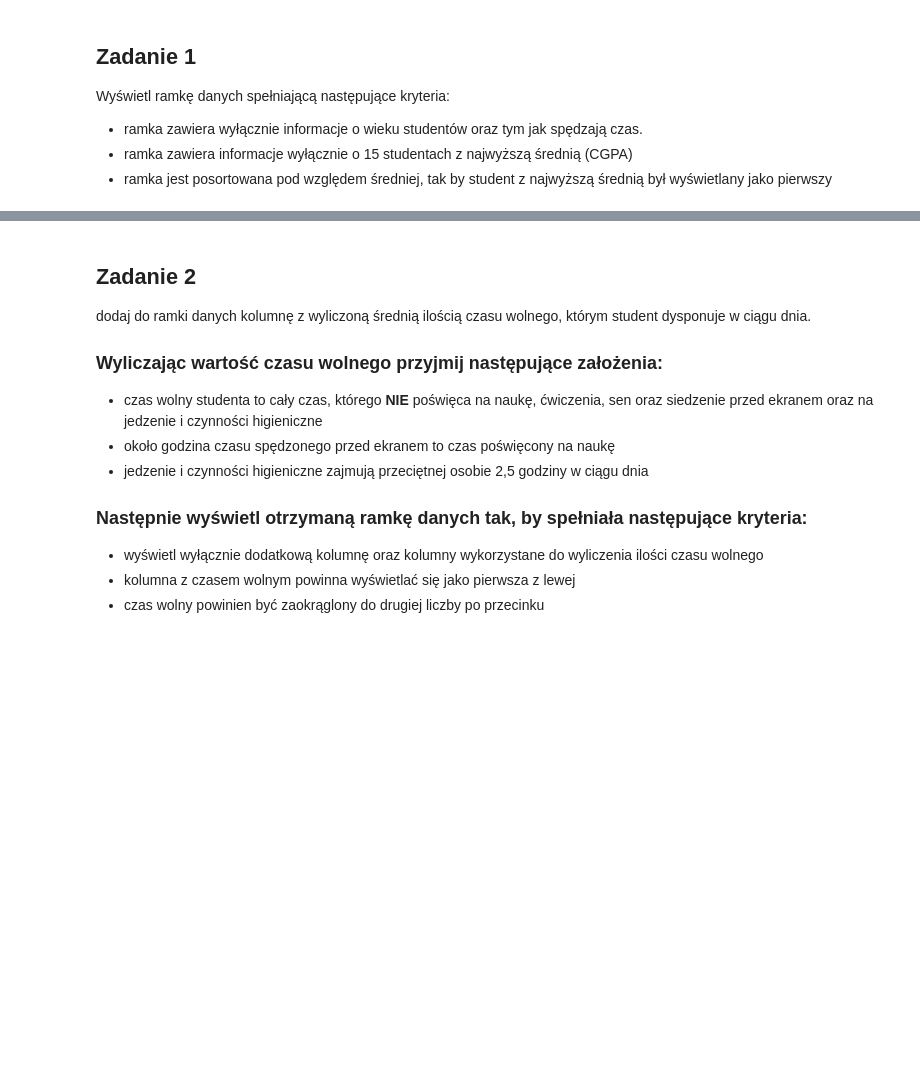
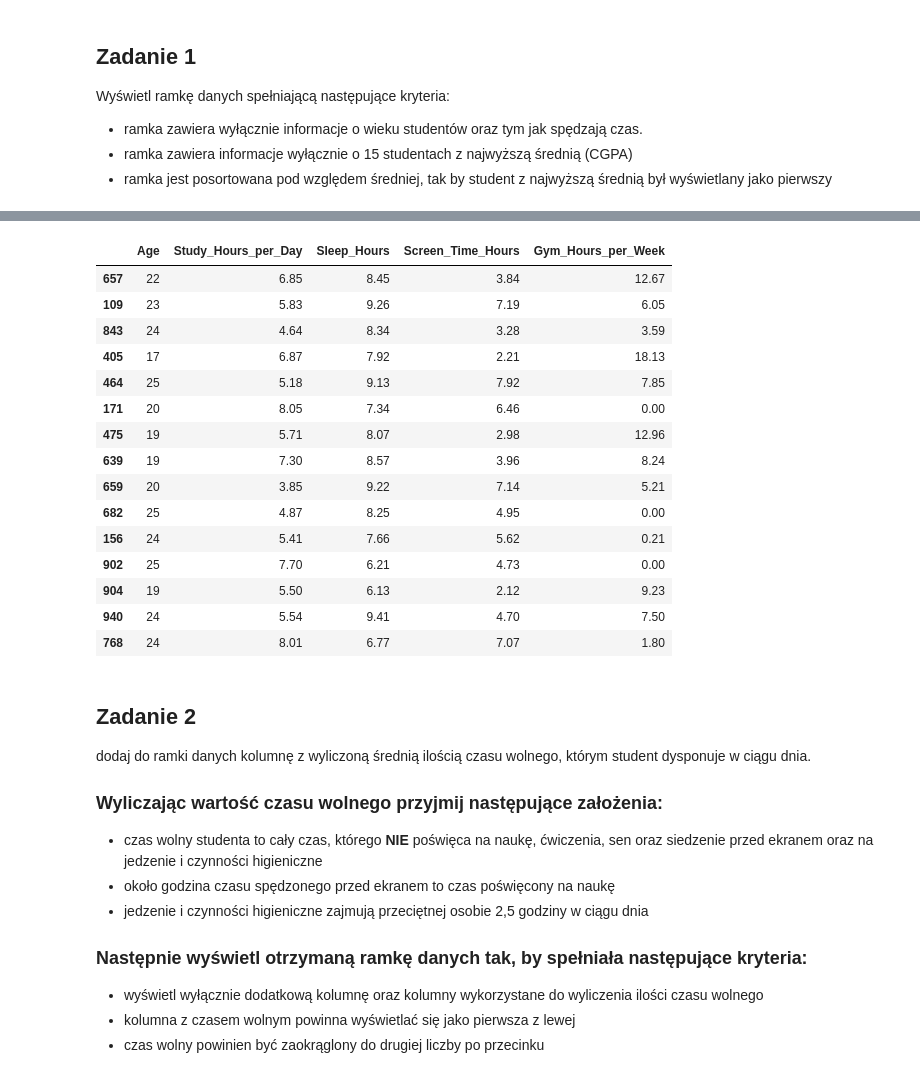
Before and after one commit to Zajecia-na-PWr-LR/lista-1-szyjac7457, a Jupyter notebook: UczenieMaszynowe_25_26_Lista1.ipynb, the cells around one changed output, grey strips where cells are left out. Saved outputs shown, nothing was run; the diff lists cells and outputs as text; code cells hidden in the pictures; blank space fills up the shorter version.

```diff
--- a/UczenieMaszynowe_25_26_Lista1.ipynb
+++ b/UczenieMaszynowe_25_26_Lista1.ipynb
@@ -67,3 +79,24 @@ KeyError: ('Age', 'Gym_Hours_per_Week')
+# %%
+top_15 = data.sort_values(by='CGPA', ascending=False).head(15)
+result = top_15[['Age', 'Study_Hours_per_Day', 'Sleep_Hours', 'Screen_Time_Hours', 'Gym_Hours_per_Week']]
+result
+# %% [output]
+|  | Age | Study_Hours_per_Day | Sleep_Hours | Screen_Time_Hours | Gym_Hours_per_Week |
+| 657 | 22 | 6.85 | 8.45 | 3.84 | 12.67 |
+| 109 | 23 | 5.83 | 9.26 | 7.19 | 6.05 |
+| 843 | 24 | 4.64 | 8.34 | 3.28 | 3.59 |
+| 405 | 17 | 6.87 | 7.92 | 2.21 | 18.13 |
+| 464 | 25 | 5.18 | 9.13 | 7.92 | 7.85 |
+| 171 | 20 | 8.05 | 7.34 | 6.46 | 0.00 |
+| 475 | 19 | 5.71 | 8.07 | 2.98 | 12.96 |
+| 639 | 19 | 7.30 | 8.57 | 3.96 | 8.24 |
+| 659 | 20 | 3.85 | 9.22 | 7.14 | 5.21 |
+| 682 | 25 | 4.87 | 8.25 | 4.95 | 0.00 |
+| 156 | 24 | 5.41 | 7.66 | 5.62 | 0.21 |
+| 902 | 25 | 7.70 | 6.21 | 4.73 | 0.00 |
+| 904 | 19 | 5.50 | 6.13 | 2.12 | 9.23 |
+| 940 | 24 | 5.54 | 9.41 | 4.70 | 7.50 |
+| 768 | 24 | 8.01 | 6.77 | 7.07 | 1.80 |
 # %% [markdown]
 ## Zadanie 2
 dodaj do ramki danych kolumnę z wyliczoną średnią ilością czasu wolnego, którym student dysponuje w ciągu dnia.
```
Also changed, not shown: parts of 4 cells of this notebook.
